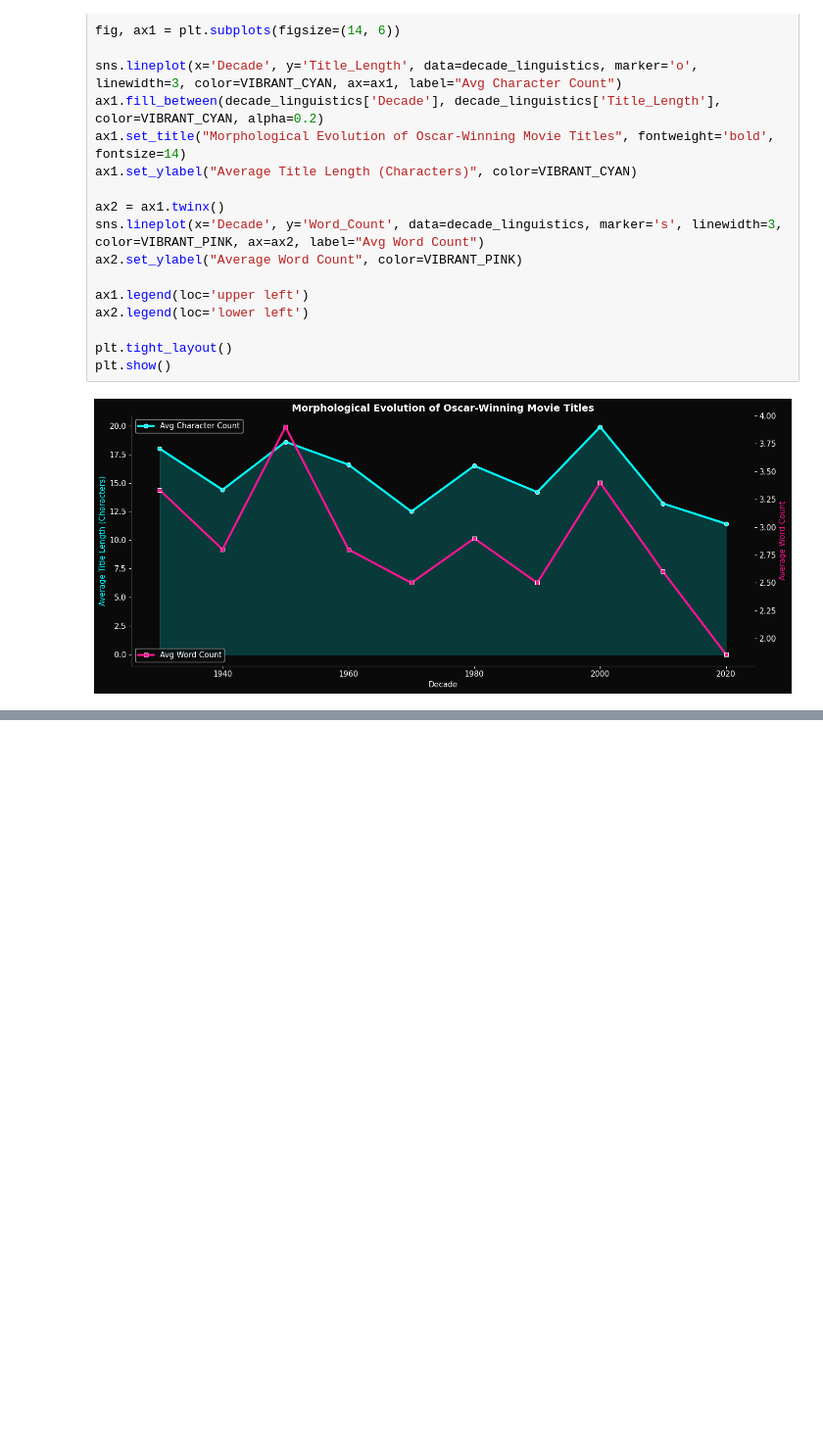
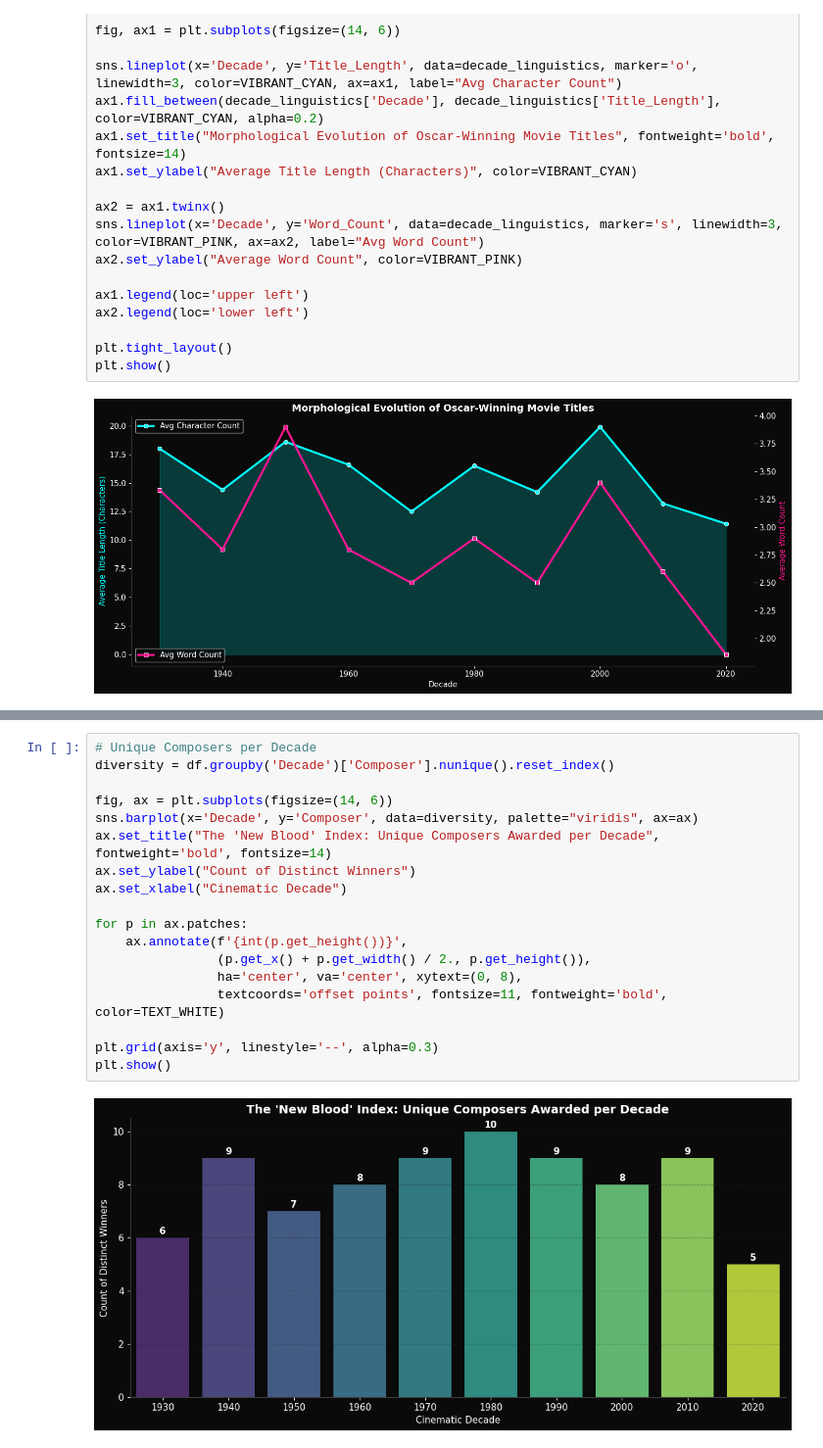
Before and after one commit to SmtTheSE/Kaggle_Analysis_SittMinThar, a Jupyter notebook: oscar_sount_track1934_2026/oscar_soundtrack_strategic_eda.ipynb, the cells around one changed output, grey strips where cells are left out. Shown at 98% size. Saved outputs shown, nothing was run; the diff lists cells and outputs as text; blank space fills up the shorter version.

Commit message:
Ultimate Expansion: 10 Visualizations in Oscar Pipeline

```diff
--- a/oscar_sount_track1934_2026/oscar_soundtrack_strategic_eda.ipynb
+++ b/oscar_sount_track1934_2026/oscar_soundtrack_strategic_eda.ipynb
@@ -224,0 +228,20 @@ plt.show()
+# %%
+# Unique Composers per Decade
+diversity = df.groupby('Decade')['Composer'].nunique().reset_index()
+
+fig, ax = plt.subplots(figsize=(14, 6))
+sns.barplot(x='Decade', y='Composer', data=diversity, palette="viridis", ax=ax)
+ax.set_title("The 'New Blood' Index: Unique Composers Awarded per Decade", fontweight='bold', fontsize=14)
+ax.set_ylabel("Count of Distinct Winners")
+ax.set_xlabel("Cinematic Decade")
+
+for p in ax.patches:
+    ax.annotate(f'{int(p.get_height())}',
+                (p.get_x() + p.get_width() / 2., p.get_height()),
+                ha='center', va='center', xytext=(0, 8),
+                textcoords='offset points', fontsize=11, fontweight='bold', color=TEXT_WHITE)
+
+plt.grid(axis='y', linestyle='--', alpha=0.3)
+plt.show()
+# %% [output]
+[figure, added]
```
Also changed, not shown: parts of 8 cells of this notebook, 1 other file.
